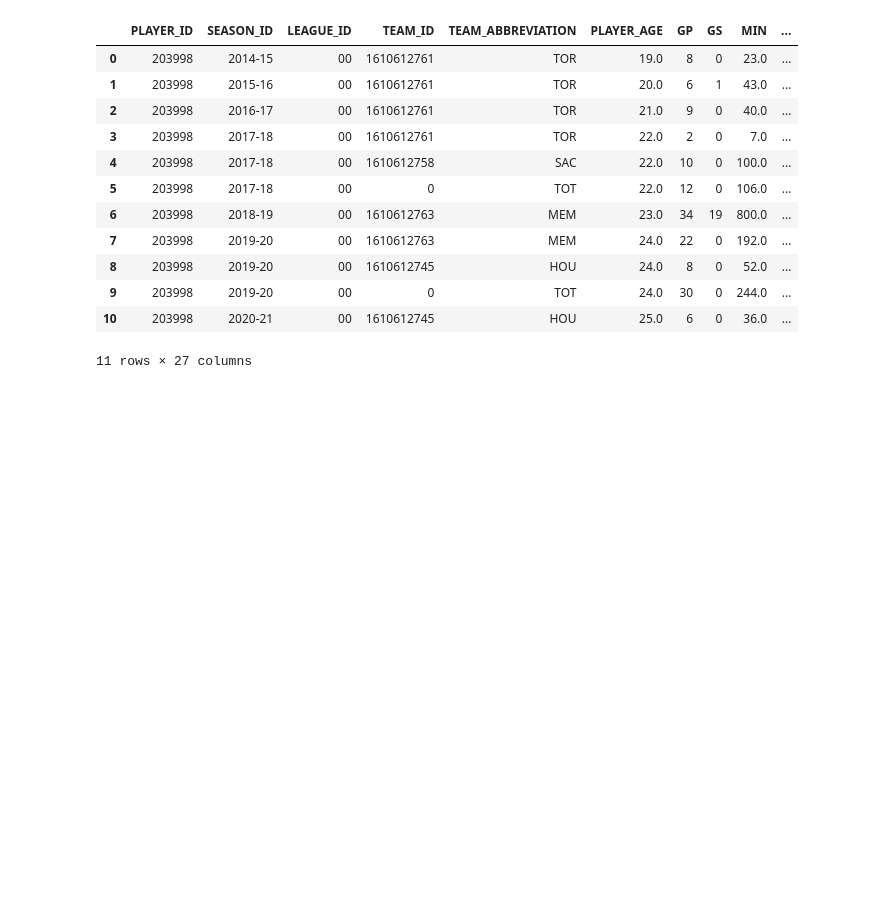
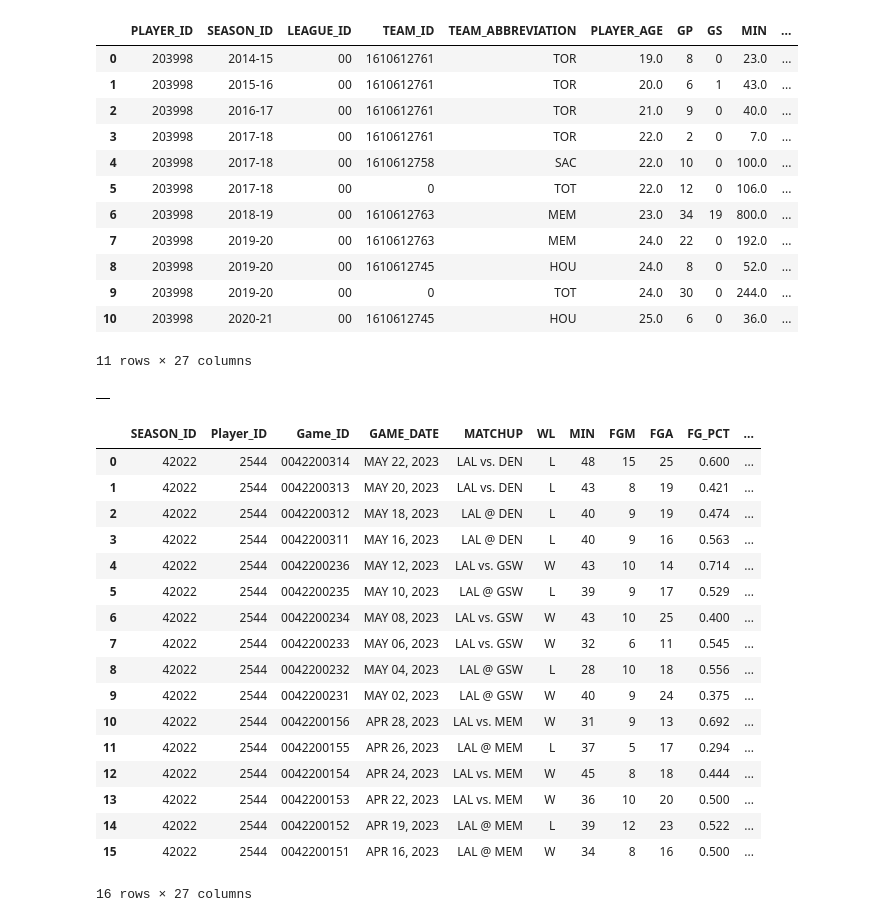
Before and after one commit to genesisdayrit/nba-data, a Jupyter notebook: Untitled.ipynb, the cells around one changed output. Saved outputs shown, nothing was run; the diff lists cells and outputs as text; code cells hidden in the pictures; blank space fills up the shorter version.

```diff
--- a/Untitled.ipynb
+++ b/Untitled.ipynb
@@ -67,3 +67,59 @@ career.get_data_frames()[0]
 | 9 | 203998 | 2019-20 | 00 | 0 | TOT | 24.0 | 30 | 0 | 244.0 | ... |
 | 10 | 203998 | 2020-21 | 00 | 1610612745 | HOU | 25.0 | 6 | 0 | 36.0 | ... |
 11 rows × 27 columns
+# %%
+from nba_api.stats.endpoints import playergamelog, commonallplayers
+import pandas as pd
+
+# Fetch all players data
+all_players = commonallplayers.CommonAllPlayers().get_data_frames()[0]
+
+# Filter for players who are currently active
+active_players = all_players[all_players['TO_YEAR'] == '2023']
+
+# Initialize an empty DataFrame to hold all game logs
+all_game_logs = pd.DataFrame()
+
+# Fetch playoff game logs for each active player
+for index, player in active_players.iterrows():
+    print(f"Fetching playoff data for {player['PLAYER_NAME']}...")
+    game_log = playergamelog.PlayerGameLog(player_id=player['PERSON_ID'], season_type_all_star='Playoffs')
+    df = game_log.get_data_frames()[0]
+    all_game_logs = pd.concat([all_game_logs, df])
+
+# Display the combined game logs
+all_game_logs
+# %% [output]
+|  |
+# %%
+from nba_api.stats.endpoints import playergamelog
+import pandas as pd
+
+# LeBron James's player ID
+player_id = '2544'
+
+# Fetch LeBron James's game logs
+game_log = playergamelog.PlayerGameLog(player_id=player_id, season_type_all_star='Playoffs')
+df = game_log.get_data_frames()[0]
+
+# Display the DataFrame
+df
+# %% [output]
+|  | SEASON_ID | Player_ID | Game_ID | GAME_DATE | MATCHUP | WL | MIN | FGM | FGA | FG_PCT | ... |
+| 0 | 42022 | 2544 | 0042200314 | MAY 22, 2023 | LAL vs. DEN | L | 48 | 15 | 25 | 0.600 | ... |
+| 1 | 42022 | 2544 | 0042200313 | MAY 20, 2023 | LAL vs. DEN | L | 43 | 8 | 19 | 0.421 | ... |
+| 2 | 42022 | 2544 | 0042200312 | MAY 18, 2023 | LAL @ DEN | L | 40 | 9 | 19 | 0.474 | ... |
+| 3 | 42022 | 2544 | 0042200311 | MAY 16, 2023 | LAL @ DEN | L | 40 | 9 | 16 | 0.563 | ... |
+| 4 | 42022 | 2544 | 0042200236 | MAY 12, 2023 | LAL vs. GSW | W | 43 | 10 | 14 | 0.714 | ... |
+| 5 | 42022 | 2544 | 0042200235 | MAY 10, 2023 | LAL @ GSW | L | 39 | 9 | 17 | 0.529 | ... |
+| 6 | 42022 | 2544 | 0042200234 | MAY 08, 2023 | LAL vs. GSW | W | 43 | 10 | 25 | 0.400 | ... |
+| 7 | 42022 | 2544 | 0042200233 | MAY 06, 2023 | LAL vs. GSW | W | 32 | 6 | 11 | 0.545 | ... |
+| 8 | 42022 | 2544 | 0042200232 | MAY 04, 2023 | LAL @ GSW | L | 28 | 10 | 18 | 0.556 | ... |
+| 9 | 42022 | 2544 | 0042200231 | MAY 02, 2023 | LAL @ GSW | W | 40 | 9 | 24 | 0.375 | ... |
+| 10 | 42022 | 2544 | 0042200156 | APR 28, 2023 | LAL vs. MEM | W | 31 | 9 | 13 | 0.692 | ... |
+| 11 | 42022 | 2544 | 0042200155 | APR 26, 2023 | LAL @ MEM | L | 37 | 5 | 17 | 0.294 | ... |
+| 12 | 42022 | 2544 | 0042200154 | APR 24, 2023 | LAL vs. MEM | W | 45 | 8 | 18 | 0.444 | ... |
+| 13 | 42022 | 2544 | 0042200153 | APR 22, 2023 | LAL vs. MEM | W | 36 | 10 | 20 | 0.500 | ... |
+| 14 | 42022 | 2544 | 0042200152 | APR 19, 2023 | LAL @ MEM | L | 39 | 12 | 23 | 0.522 | ... |
+| 15 | 42022 | 2544 | 0042200151 | APR 16, 2023 | LAL @ MEM | W | 34 | 8 | 16 | 0.500 | ... |
+16 rows × 27 columns
```
Also changed, not shown: parts of 2 cells of this notebook.
